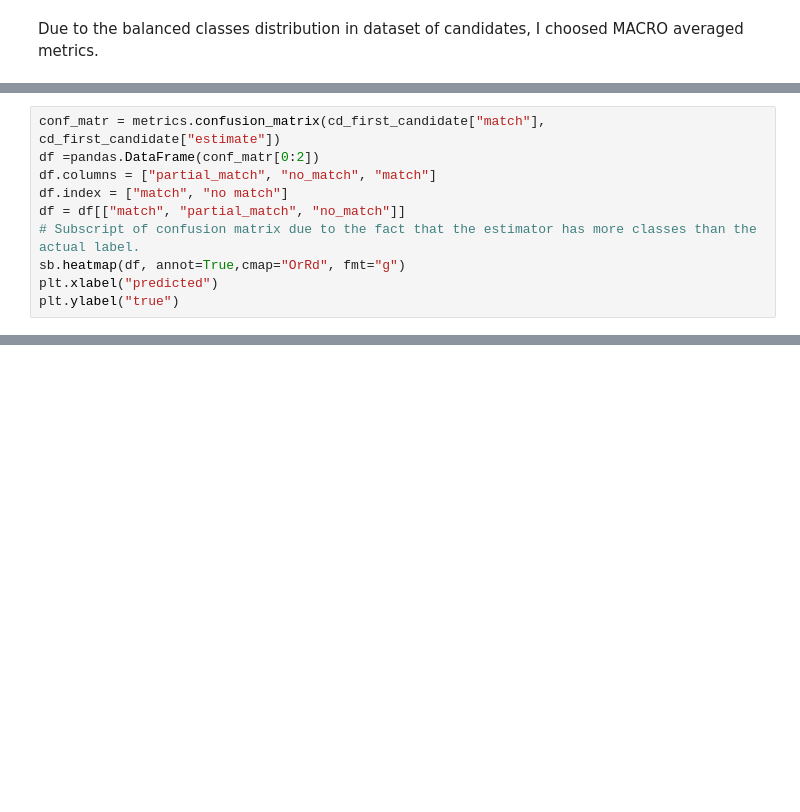
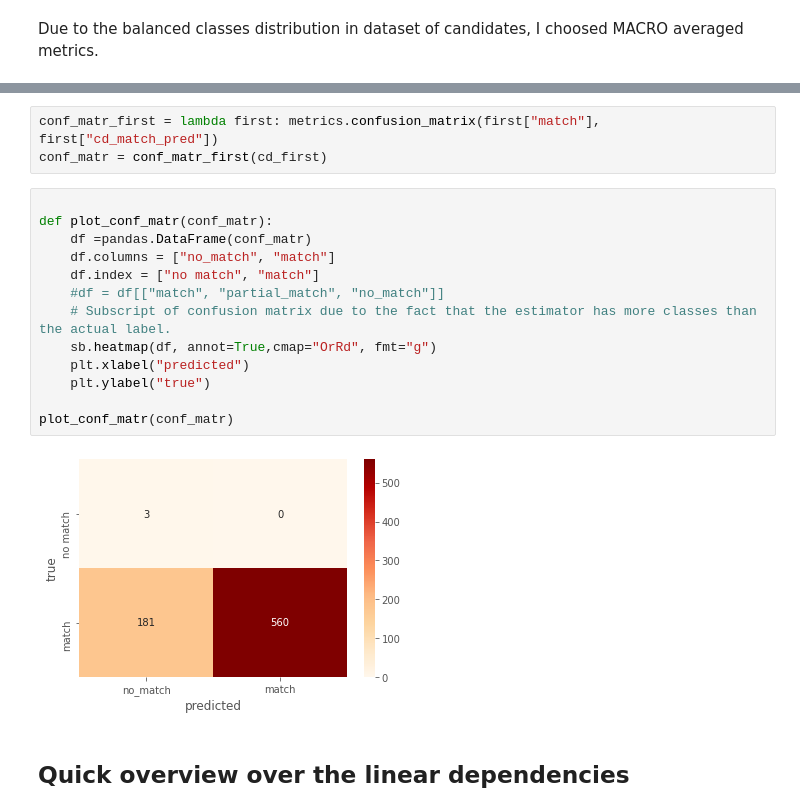
Before and after one commit to PeterWalchhofer/evaluation_bachelor_thesis, a Jupyter notebook: Analysis.ipynb, the cells around one changed output, grey strips where cells are left out. Drawn from its saved outputs; the diff is of its cells as text; blank space fills up the shorter version.

```diff
--- a/Analysis.ipynb
+++ b/Analysis.ipynb
@@ -372,10 +344,0 @@ conf_matr = metrics.confusion_matrix(cd_first_candidate["match"], cd_first_candi
-# %%
-conf_matr = metrics.confusion_matrix(cd_first_candidate["match"], cd_first_candidate["estimate"])
-df =pandas.DataFrame(conf_matr[0:2])
-df.columns = ["partial_match", "no_match", "match"]
-df.index = ["match", "no match"]
-df = df[["match", "partial_match", "no_match"]]
-# Subscript of confusion matrix due to the fact that the estimator has more classes than the actual label.
-sb.heatmap(df, annot=True,cmap="OrRd", fmt="g")
-plt.xlabel("predicted")
-plt.ylabel("true")
@@ -413,0 +449,20 @@ Name: cd_wd_id, Length: 766, dtype: object
+# %%
+conf_matr_first = lambda first: metrics.confusion_matrix(first["match"], first["cd_match_pred"])
+conf_matr = conf_matr_first(cd_first)
+# %%
+
+def plot_conf_matr(conf_matr):
+    df =pandas.DataFrame(conf_matr)
+    df.columns = ["no_match", "match"]
+    df.index = ["no match", "match"]
+    #df = df[["match", "partial_match", "no_match"]]
+    # Subscript of confusion matrix due to the fact that the estimator has more classes than the actual label.
+    sb.heatmap(df, annot=True,cmap="OrRd", fmt="g")
+    plt.xlabel("predicted")
+    plt.ylabel("true")
+
+plot_conf_matr(conf_matr)
+# %% [output]
+[figure, added]
+# %% [markdown]
+## Quick overview over the linear dependencies
```
Also changed, not shown: parts of 77 cells of this notebook, 7 other files.
